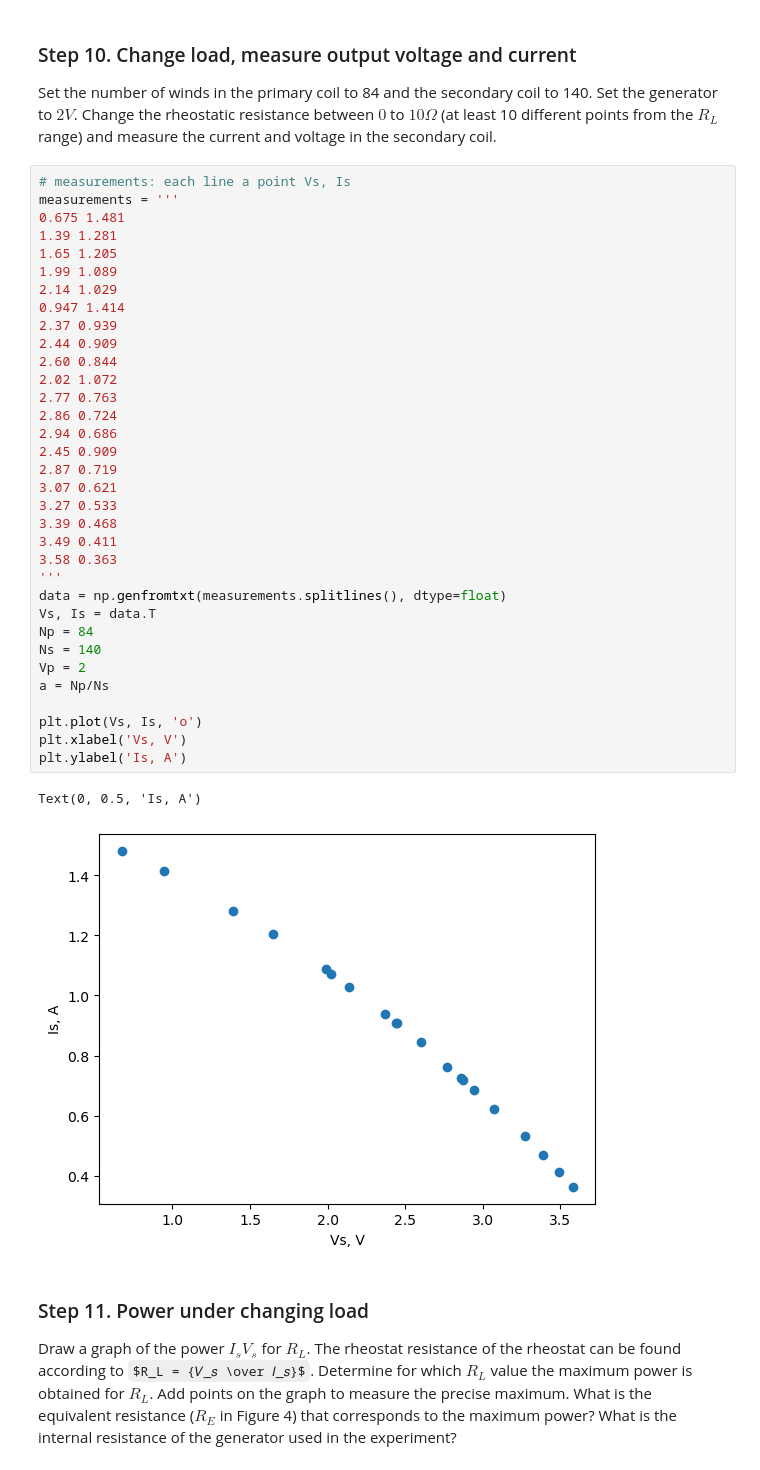
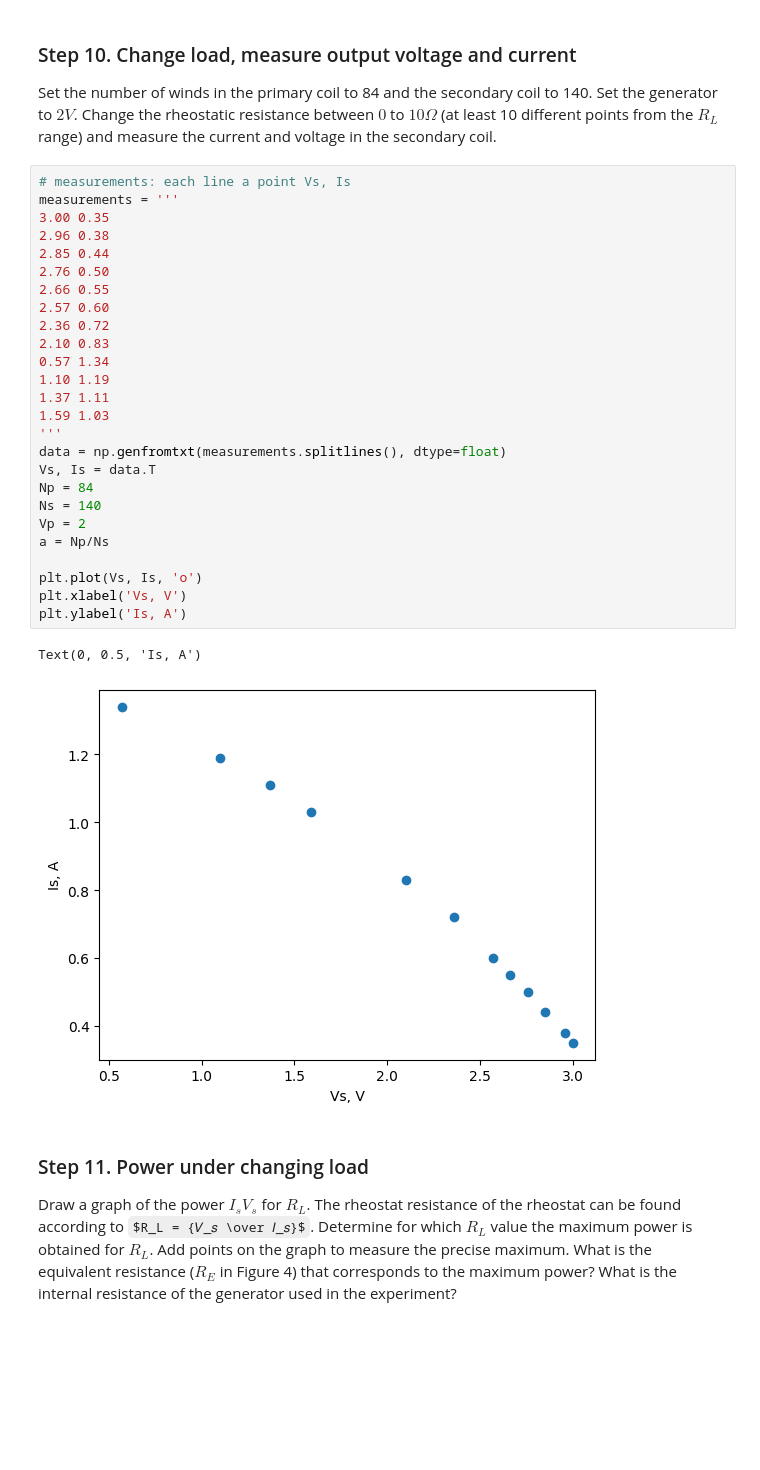
Before and after one commit to evgeny-kolonsky/Lab2_Transformer, a Jupyter notebook: Technion_ph_Transformer_lab.ipynb, the cells around one changed output. Drawn from its saved outputs; the diff is of its cells as text; some formulas as TeX source; blank space fills up the shorter version.

```diff
--- a/Technion_ph_Transformer_lab.ipynb
+++ b/Technion_ph_Transformer_lab.ipynb
@@ -707,40 +710,32 @@ Set the number of winds in the primary coil to 84 and the secondary coil to 140.
 # %%
 # measurements: each line a point Vs, Is
 measurements = '''
-0.675 1.481
-1.39 1.281
-1.65 1.205
-1.99 1.089
-2.14 1.029
-0.947 1.414
-2.37 0.939
-2.44 0.909
-2.60 0.844
-2.02 1.072
-2.77 0.763
-2.86 0.724
-2.94 0.686
-2.45 0.909
-2.87 0.719
-3.07 0.621
-3.27 0.533
-3.39 0.468
-3.49 0.411
-3.58 0.363
+3.00 0.35
+2.96 0.38
+2.85 0.44
+2.76 0.50
+2.66 0.55
+2.57 0.60
+2.36 0.72
+2.10 0.83
+0.57 1.34
+1.10 1.19
+1.37 1.11
+1.59 1.03
 '''
 data = np.genfromtxt(measurements.splitlines(), dtype=float)
 Vs, Is = data.T
 Np = 84
 Ns = 140
 Vp = 2
 a = Np/Ns
 
 plt.plot(Vs, Is, 'o')
 plt.xlabel('Vs, V')
 plt.ylabel('Is, A')
 # %% [output]
 Text(0, 0.5, 'Is, A')
-[figure, old version]
+[figure, new version]
 # %% [markdown]
 ### Step 11. Power under changing load
 
```
Also changed, not shown: parts of 10 cells of this notebook.
